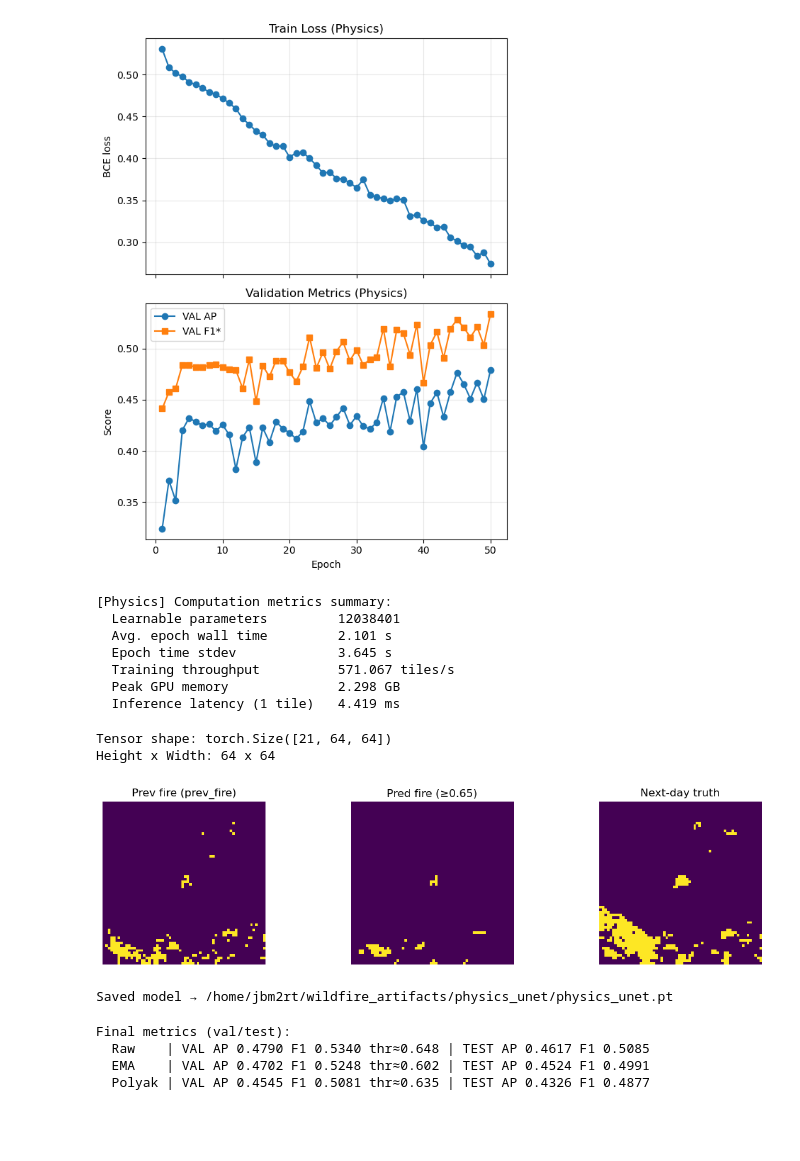
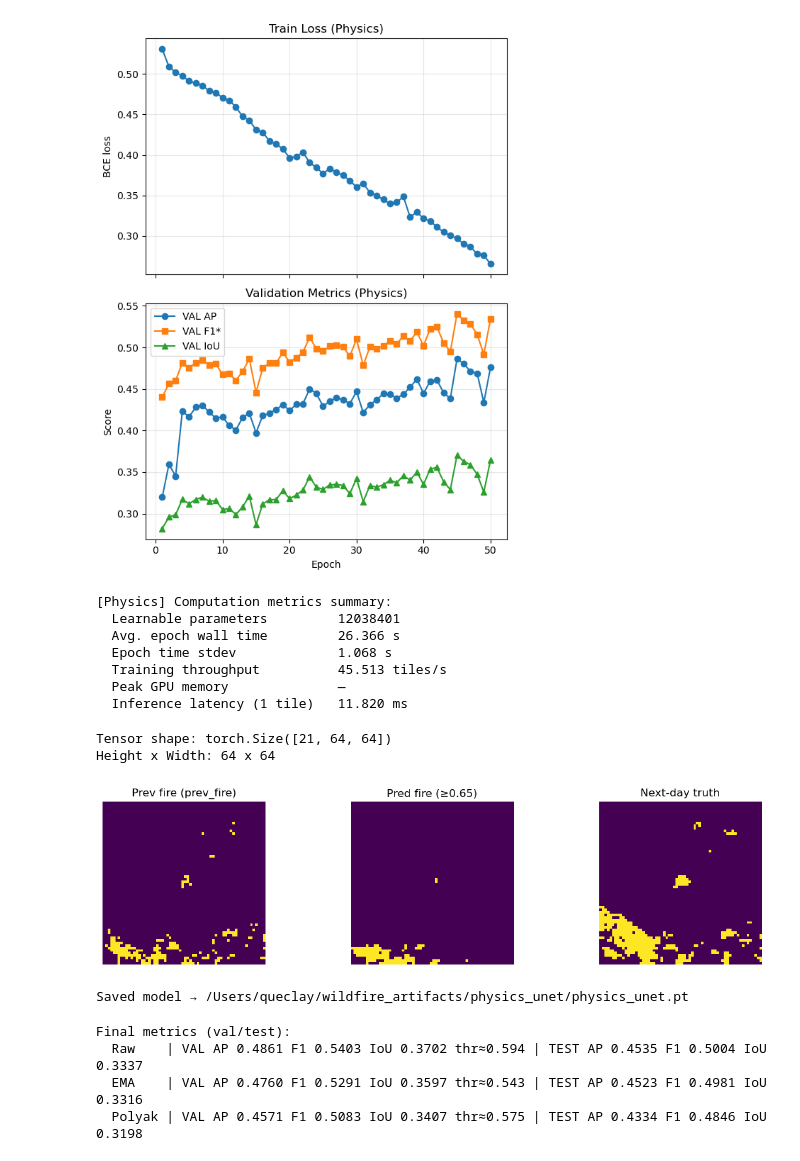
Before and after one commit to robertclayh/wildfire-spread-prediction, a Jupyter notebook: mNDWS_PhysicsPrior_EMA_Polyak.ipynb, the cells around one changed output. Cells and saved outputs as stored; diff of their text form; code cells hidden in the pictures; blank space fills up the shorter version.

Commit message:
cleanup models and add IoU

```diff
--- a/mNDWS_PhysicsPrior_EMA_Polyak.ipynb
+++ b/mNDWS_PhysicsPrior_EMA_Polyak.ipynb
@@ -18,7 +18,7 @@ from sklearn.metrics import average_precision_score, precision_recall_curve, con
 from tqdm import tqdm
 
 repo_root = pathlib.Path.cwd()
-module_path = repo_root / "mNDWS_models copy.py"
+module_path = repo_root / "mNDWS_models.py"
 print(f"Loading shared models module from: {module_path}")
 spec = importlib.util.spec_from_file_location("mndws_models_copy", module_path)
 models = importlib.util.module_from_spec(spec)
@@ -106,7 +110,7 @@ Loss config: {'type': 'hybrid', 'kwargs': {'pos_weight': tensor(32.8968, device=
 EPOCHS_PHYSICS = 50
 amp_stream = autocast_ctx
 
-train_loss_hist, val_ap_hist, val_f1_hist, val_thr_hist = [], [], [], []
+train_loss_hist, val_ap_hist, val_f1_hist, val_thr_hist, val_iou_hist = [], [], [], [], []
 best_val_ap = -1.0
 best_state = None
 
@@ -166,13 +170,17 @@ def eval_physics(model_obj, loader, desc="eval Physics"):
     p = np.concatenate(all_p)
     t = np.concatenate(all_t)
     if t.sum() == 0:
-        return 0.0, 0.0, 0.5
+        return 0.0, 0.0, 0.5, 0.0
     ap = average_precision_score(t, p)
     prec, rec, thr = precision_recall_curve(t, p)
     f1 = (2 * prec * rec) / (prec + rec + 1e-8)
     best_idx = f1.argmax()
     best_thr = thr[best_idx] if best_idx < len(thr) else 0.5
-    return float(ap), float(f1.max()), float(best_thr)
+    yhat = (p >= best_thr).astype(np.float32)
+    intersection = float((yhat * t).sum())
+    union = float(yhat.sum() + t.sum() - intersection)
+    iou = intersection / (union + 1e-8)
+    return float(ap), float(f1.max()), float(best_thr), float(iou)
 
 
 best_thr_val = 0.5
@@ -191,12 +199,13 @@ for epoch in range(EPOCHS_PHYSICS):
     epoch_duration = time.perf_counter() - epoch_start
     epoch_times.append(epoch_duration)
     epoch_tiles.append(tiles_seen)
-    ap, f1, thr = eval_physics(physics_model, val_loader)
+    ap, f1, thr, iou = eval_physics(physics_model, val_loader)
     train_loss_hist.append(tr_loss)
     val_ap_hist.append(ap)
     val_f1_hist.append(f1)
     val_thr_hist.append(thr)
-    print(f"[Physics] Epoch {epoch:02d} | loss {tr_loss:.4f} | VAL AP {ap:.4f} | VAL F1* {f1:.4f} | thr≈{thr:.3f}")
+    val_iou_hist.append(iou)
+    print(f"[Physics] Epoch {epoch:02d} | loss {tr_loss:.4f} | VAL AP {ap:.4f} | VAL F1* {f1:.4f} | VAL IoU {iou:.4f} | thr≈{thr:.3f}")
     if ap > best_val_ap:
         best_val_ap = ap
         best_state = {k: v.cpu().clone() for k, v in physics_model.state_dict().items()}
@@ -267,24 +276,26 @@ compute_metrics.update({
 # %%
 if not train_loss_hist:
     print("Training history empty — rerun the training cell to populate curves.")
 else:
     epochs = np.arange(1, len(train_loss_hist) + 1)
     fig, axes = plt.subplots(2, 1, figsize=(6, 8), sharex=True)
     axes[0].plot(epochs, train_loss_hist, marker="o")
     axes[0].set_title("Train Loss (Physics)")
     axes[0].set_ylabel("BCE loss")
     axes[0].grid(True, alpha=0.3)
     metric_epochs = np.arange(1, len(val_ap_hist) + 1)
     axes[1].plot(metric_epochs, val_ap_hist, marker="o", label="VAL AP")
     axes[1].plot(metric_epochs, val_f1_hist, marker="s", label="VAL F1*")
+    if val_iou_hist:
+        axes[1].plot(metric_epochs, val_iou_hist, marker="^", label="VAL IoU")
     axes[1].set_title("Validation Metrics (Physics)")
     axes[1].set_xlabel("Epoch")
     axes[1].set_ylabel("Score")
     axes[1].legend()
     axes[1].grid(True, alpha=0.3)
     plt.tight_layout()
 # %% [output]
-[figure, old version]
+[figure, new version]
 # %%
 def _format_metric(val, unit=None, precision=3):
     if val is None:
@@ -316,11 +327,11 @@ for k, v in compute_metrics_display.items():
 # %% [output]
 [Physics] Computation metrics summary:
   Learnable parameters         12038401
-  Avg. epoch wall time         2.101 s
-  Epoch time stdev             3.645 s
-  Training throughput          571.067 tiles/s
-  Peak GPU memory              2.298 GB
-  Inference latency (1 tile)   4.419 ms
+  Avg. epoch wall time         26.366 s
+  Epoch time stdev             1.068 s
+  Training throughput          45.513 tiles/s
+  Peak GPU memory              —
+  Inference latency (1 tile)   11.820 ms
 # %%
 sample = train_ds[0]          # grab the first tile from the training split
 img = sample["X_raw"]         # shape (channels, height, width)
@@ -363,7 +374,7 @@ def show_one_physics(ds, model_obj=None, i=0, thr=None):
 # Example
 show_one_physics(test_ds, i=0)
 # %% [output]
-[figure, old version]
+[figure, new version]
 # %%
 # =========================================================
 # Save PhysicsPrior artifacts (raw, EMA, Polyak)
@@ -388,6 +399,7 @@ artifact = {
     "train_loss_hist": list(train_loss_hist),
     "val_ap_hist": list(val_ap_hist),
     "val_f1_hist": list(val_f1_hist),
+    "val_iou_hist": list(val_iou_hist),
     "val_thr_hist": list(val_thr_hist),
     "compute_metrics": dict(compute_metrics),
 }
@@ -395,12 +407,13 @@ artifact = {
 torch.save(artifact, ART_PATH)
 print(f"Saved model → {ART_PATH}")
 # %% [output]
-Saved model → /home/jbm2rt/wildfire_artifacts/physics_unet/physics_unet.pt
+Saved model → /Users/queclay/wildfire_artifacts/physics_unet/physics_unet.pt
 # %%
 # =========================================================
 # Final validation/test metrics for raw, EMA, Polyak variants
 # =========================================================
 variants = {"Raw": physics_model}
+
 
 def _clone_model():
     clone = models.PhysicsUNet(
@@ -409,6 +422,7 @@ def _clone_model():
         base=80,
     ).to(device)
     return clone
+
 
 ema_model = _clone_model()
 ema_tracker.copy_to(ema_model)
@@ -420,28 +434,30 @@ variants["Polyak"] = polyak_model
 
 final_metrics = {}
 for name, model_obj in variants.items():
-    ap_val, f1_val, thr_val = eval_physics(model_obj, val_loader, desc=f"VAL {name}")
-    ap_test, f1_test, thr_test = eval_physics(model_obj, test_loader, desc=f"TEST {name}")
+    ap_val, f1_val, thr_val, iou_val = eval_physics(model_obj, val_loader, desc=f"VAL {name}")
+    ap_test, f1_test, thr_test, iou_test = eval_physics(model_obj, test_loader, desc=f"TEST {name}")
     final_metrics[name] = {
         "val_ap": ap_val,
         "val_f1": f1_val,
+        "val_iou": iou_val,
         "val_thr": thr_val,
         "test_ap": ap_test,
         "test_f1": f1_test,
+        "test_iou": iou_test,
         "test_thr": thr_test,
     }
 
 print("Final metrics (val/test):")
 for name, stats in final_metrics.items():
     print(
-        f"  {name:6s} | VAL AP {stats['val_ap']:.4f} F1 {stats['val_f1']:.4f} thr≈{stats['val_thr']:.3f}"
-        f" | TEST AP {stats['test_ap']:.4f} F1 {stats['test_f1']:.4f}"
+        f"  {name:6s} | VAL AP {stats['val_ap']:.4f} F1 {stats['val_f1']:.4f} IoU {stats['val_iou']:.4f} thr≈{stats['val_thr']:.3f}"
+        f" | TEST AP {stats['test_ap']:.4f} F1 {stats['test_f1']:.4f} IoU {stats['test_iou']:.4f}"
     )
 # %% [output]
 Final metrics (val/test):
-  Raw    | VAL AP 0.4790 F1 0.5340 thr≈0.648 | TEST AP 0.4617 F1 0.5085
-  EMA    | VAL AP 0.4702 F1 0.5248 thr≈0.602 | TEST AP 0.4524 F1 0.4991
-  Polyak | VAL AP 0.4545 F1 0.5081 thr≈0.635 | TEST AP 0.4326 F1 0.4877
+  Raw    | VAL AP 0.4861 F1 0.5403 IoU 0.3702 thr≈0.594 | TEST AP 0.4535 F1 0.5004 IoU 0.3337
+  EMA    | VAL AP 0.4760 F1 0.5291 IoU 0.3597 thr≈0.543 | TEST AP 0.4523 F1 0.4981 IoU 0.3316
+  Polyak | VAL AP 0.4571 F1 0.5083 IoU 0.3407 thr≈0.575 | TEST AP 0.4334 F1 0.4846 IoU 0.3198
 # %%
 import numpy as np
 
```
Also changed, not shown: parts of 8 cells of this notebook, 2 other files.
